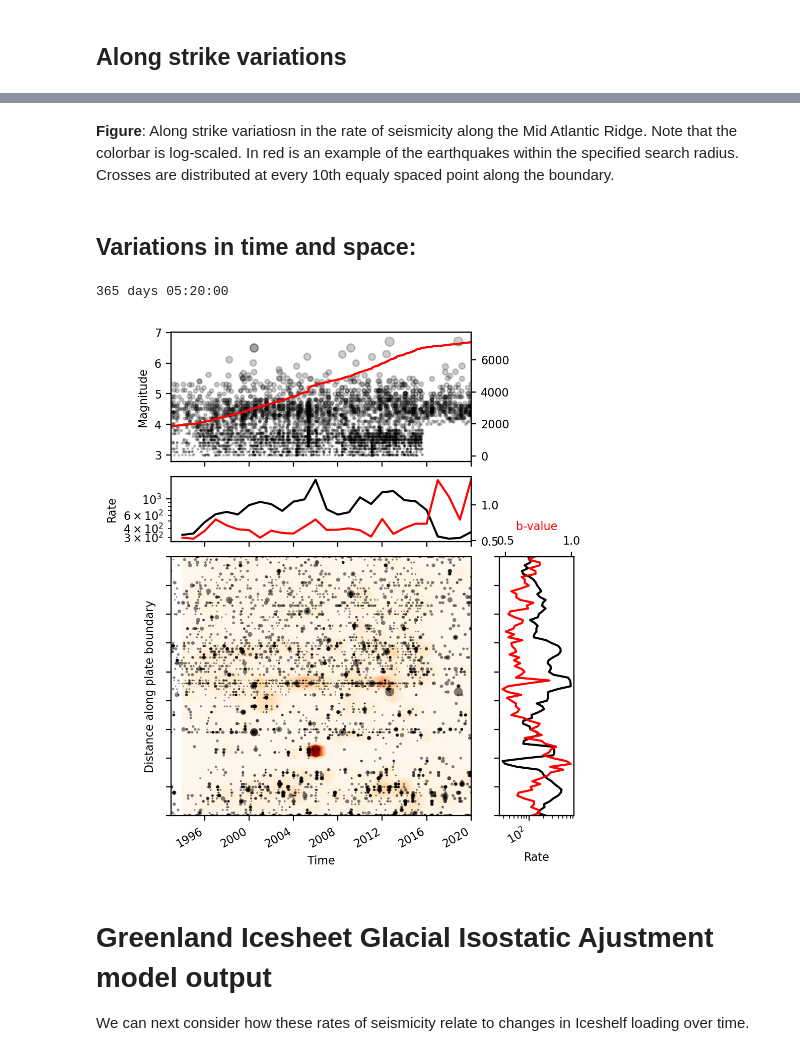
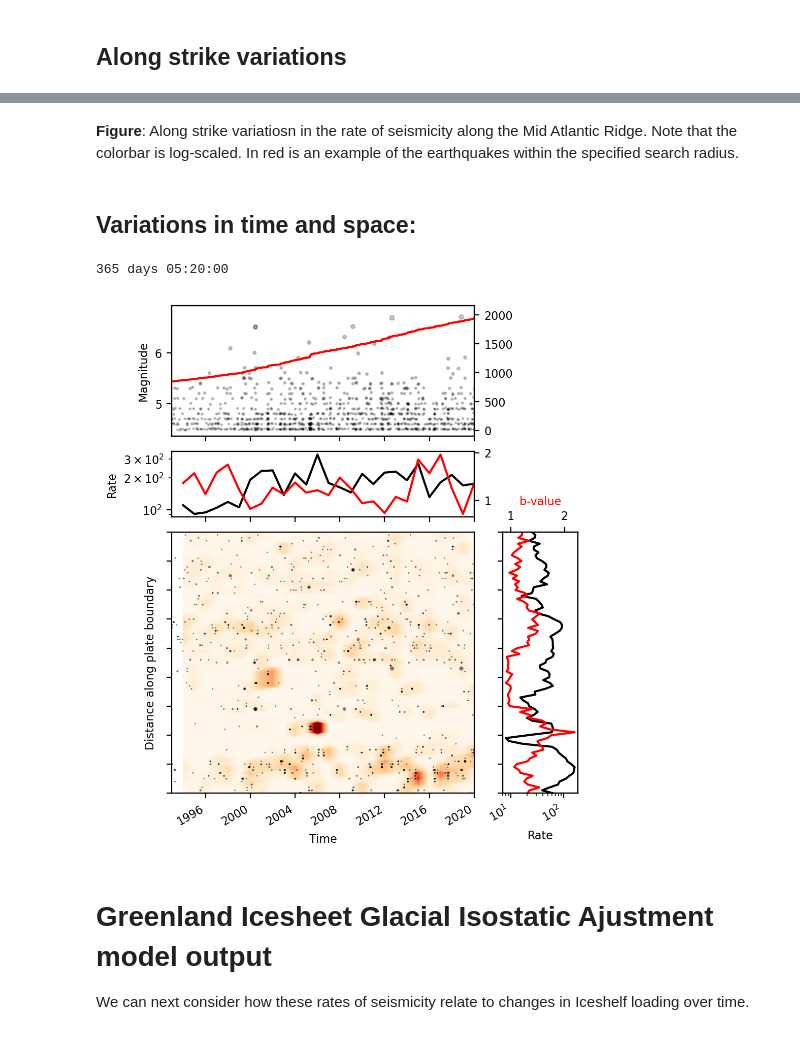
Before and after one commit to keliankaz/GrGIA_seismicity, a Jupyter notebook: gr_gia_seismic_NORTH_ATLANTIC.ipynb, the cells around one changed output, grey strips where cells are left out. Saved outputs shown, nothing was run; the diff lists cells and outputs as text; code cells hidden in the pictures.

```diff
--- a/gr_gia_seismic_NORTH_ATLANTIC.ipynb
+++ b/gr_gia_seismic_NORTH_ATLANTIC.ipynb
@@ -183,4 +133,21 @@ ValueError: Unable to coerce to Series, length must be 7: given 4
 # %%
+# read in the boundaries file:
+plate_boundaries = gpd.read_file(
+    os.path.join(data_dir, plate_boundary_metadata["filename"])
+)
+
+# get the north selected plate boundary:
+north_antlantic_plate_boundary = plate_boundaries.iloc[
+    np.logical_or.reduce(
+        [
+            plate_boundaries.Name == boundary
+            for boundary in plate_boundary_metadata["boundary"]
+        ]
+    )
+]
+
+bounds =  Polygon([(-180, 55), (-180, 90), (10, 90), (10, 55), (-180, 55)])
+north_antlantic_plate_boundary = north_antlantic_plate_boundary.clip(bounds).explode()
 
 if exclude_iceland:
     # remove iceland from the plate boundary
@@ -233,7 +200,7 @@ crs_out = "EPSG:4326"
 PLATE_BOUNDARY_STEP_SIZE = 50000 # meters (the point spacing of the plate boundary)
 
 boundary_in_meters = north_antlantic_plate_boundary.to_crs(crs_in)
-merged_boundary_in_meters = linemerge(boundary_in_meters.geometry.values)
+merged_boundary_in_meters = linemerge(MultiLineString(boundary_in_meters.geometry.values))
 interp_merged_boundary = densify_geometry(
     merged_boundary_in_meters,
     PLATE_BOUNDARY_STEP_SIZE,
@@ -295,7 +272,7 @@ def get_geometry_neighbors(
     catalog: pd.DataFrame,
     boundary: LineString,
     fun: Callable = radius_search,
-    kwarg: dict = {"radius": 200},
+    kwarg: dict = {"radius": 100},
     return_unique: bool = False,
 ):
     """Returns a list of indices of earthquakes that are neighboring the the specified linestring geometry."""
@@ -315,7 +292,7 @@ unique_indices = get_geometry_neighbors(
     catalog,
     interp_merged_boundary,
     fun=radius_search,
-    kwarg={"radius": 200},
+    kwarg={"radius": 100},
     return_unique=True,
 )
 plate_boundary_catalog = plate_boundary_catalog.iloc[unique_indices]
@@ -325,19 +302,6 @@ indices = k_nearest_search(
     plate_boundary_catalog[["lat","lon"]].values
 )
 plate_boundary_catalog["distance_along_boundary"] = indices*PLATE_BOUNDARY_STEP_SIZE
-
-if earthquake_catalog_metadata["decluster"] is True:
-
-    declustered_catalog = decluster(
-        Catalog(plate_boundary_catalog)
-    )
-
-    fig, ax = plt.subplots(2,1,sharex=True,sharey=True)
-    Catalog(plate_boundary_catalog).plot_time_series(ax=ax[0])
-    declustered_catalog.plot_time_series(ax=ax[1])
-    plt.tight_layout()
-
-    plate_boundary_catalog = declustered_catalog.catalog
 
 crs = ccrs.NorthPolarStereo()
 crs_proj4 = crs.proj4_init
@@ -486,10 +446,6 @@ catalog_statistics = {
         apply_jitter=False,
         inc=0.1,
     ),
-    "a-value": lambda cat: get_apositive(
-        (cat.time.to_numpy()-cat.time.to_numpy()[0])/np.timedelta64(1, 'D'),
-        cat.mag.to_numpy()
-    )[0],
     "clustered fraction": lambda cat: get_clustered_fraction(cat.time.to_numpy()),
 }
 # %% [markdown]
@@ -523,5 +479,5 @@ ax.scatter(_lon, _lat, s=0.5, c="r", transform=ccrs.PlateCarree())
 # %% [markdown]
-**Figure**: Along strike variatiosn in the rate of seismicity along the Mid Atlantic Ridge. Note that the colorbar is log-scaled. In red is an example of the earthquakes within the specified search radius. Crosses are distributed at every 10th equaly spaced point along the boundary.
+**Figure**: Along strike variatiosn in the rate of seismicity along the Mid Atlantic Ridge. Note that the colorbar is log-scaled. In red is an example of the earthquakes within the specified search radius.
 # %% [markdown]
 ## Variations in time and space:
 # %%
@@ -538,10 +494,11 @@ all_indices = []
 catalog.time.sort_values(ignore_index=True)
 
 date_range = pd.date_range(
-    start=pd.datetime(GrGIA_strain_metadata["starttime"], 1, 1),
-    end=pd.datetime(GrGIA_strain_metadata["endtime"], 1, 1),
+    start=datetime.datetime(GrGIA_strain_metadata["starttime"], 1, 1),
+    end=datetime.datetime(GrGIA_strain_metadata["endtime"], 1, 1),
     periods=NUMBER_OF_PERIODS,
 )
+
 delta_t = date_range[1] - date_range[0]
 print(delta_t)
 
@@ -654,34 +611,34 @@ ax.scatter(
         (
             (catalog.mag.to_numpy()
             - earthquake_metadata["magnitude_cutoff"])
         )
     ),
     lw=0,
     alpha=0.5,
 )
 
 
 ax.set_xlabel("Time")
 ax.set_ylabel("Distance along plate boundary")
 ax.margins(x=0)
 plt.gcf().autofmt_xdate()
 
 # plot the rate of events over space
 ax_y.plot(rate_grid.sum(axis=1), np.arange(len(rate_grid)) * PLATE_BOUNDARY_STEP_SIZE/1000, c="k")
 ax_y.set_yticklabels([])
 ax_y.set_xscale("log")
 ax_y.set_xlabel("Rate")
 
 ax_y_b = ax_y.twiny()
 ax_y_b.plot(
     space_statistics["b-value (b-positive)"],
     np.arange(len(np.column_stack(interp_merged_boundary.xy))) * PLATE_BOUNDARY_STEP_SIZE/1000,
     c="r",
 )
 ax_y_b.set_xlabel("b-value", color="r");
 # %% [output]
 365 days 05:20:00
-[figure, old version]
+[figure, new version]
 # %% [markdown]
 # Greenland Icesheet Glacial Isostatic Ajustment model output
 
```
Also changed, not shown: parts of 32 cells of this notebook.
